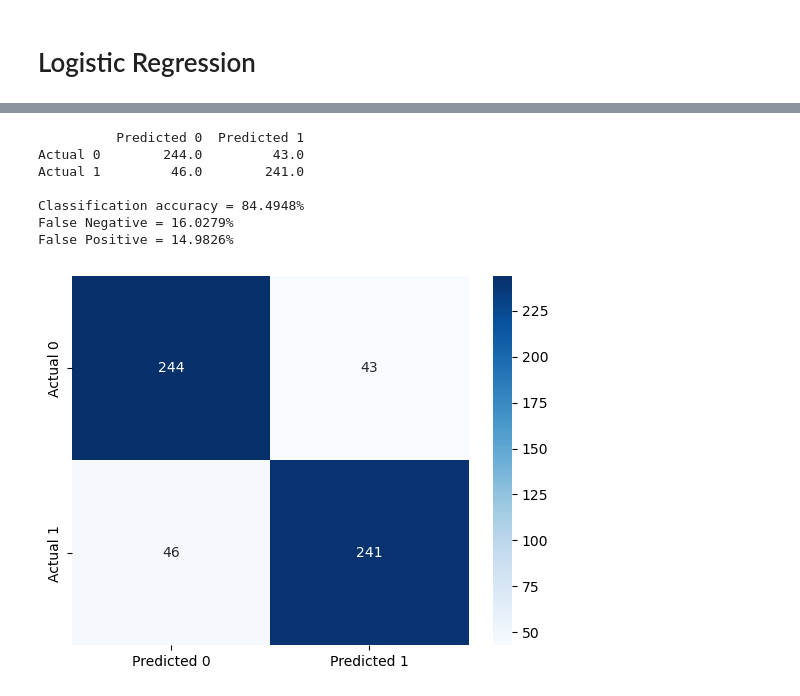
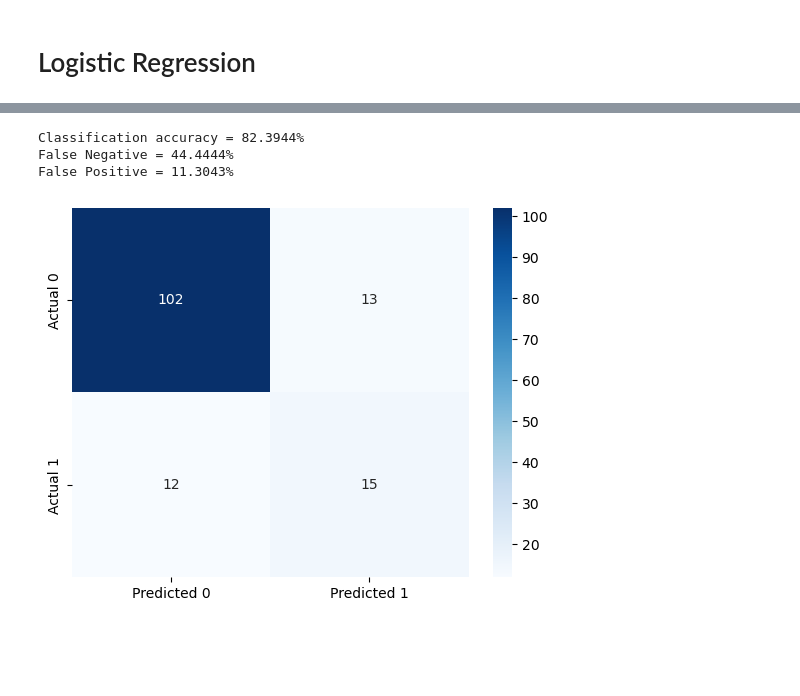
Before and after one commit to ericaez/STAT-303-2-Project, a Jupyter notebook: Project.ipynb, the cells around one changed output, grey strips where cells are left out. Saved outputs shown, nothing was run; the diff lists cells and outputs as text; code cells hidden in the pictures; blank space fills up the shorter version.

```diff
--- a/Project.ipynb
+++ b/Project.ipynb
@@ -332,0 +632,4 @@ False Positive = 57.8397%
+# %%
+#Binning hw_ratio
+binned_hw = pd.qcut(train['hw_ratio'], 7, retbins=True)
+train['hw_binned'] = binned_hw[0]
@@ -332,0 +656,14 @@ False Positive = 57.8397%
+# %%
+#Creating a function to bin age so that it can be applied to both the test and train datasets
+def var_transform(data):
+    binned_BMI = pd.qcut(train['hw_ratio'], 7,retbins=True)
+    bins = binned_BMI[1]
+    data['hw_binned'] = pd.cut(data['hw_ratio'],bins = bins)
+    dum = pd.get_dummies(data.hw_binned,drop_first = True)
+    dum.columns = ['hw_ratio'+str(x) for x in range(1,len(bins)-1)]
+    data = pd.concat([data,dum], axis = 1)
+    return data
+# %%
+#Binning age using the function var_transform()
+train = var_transform(train)
+test = var_transform(test)
@@ -711,5 +1031,5 @@ Index(['PCOS', 'age', 'weight', 'height', 'BMI', 'pulse_rate', 'RR',
 # %%
-model1 = smf.logit("PCOS ~ pregnant*pimples + pregnant + skin_dark +skin_dark*fast_food + pregnant*weight + blood_group_cat*pulse_rate + age + cycle + marriage_years + fast_food + pimples + hair_growth + number_abortions + regular_exercise*fast_food + regular_exercise*cycle + hw_ratio*fast_food + hw_ratio*pimples + BMI*pimples + BMI*regular_exercise + blood_group_cat*age + " + '+'.join(['BMI'+str(x) for x in range(1,6)]), data = data).fit()
-model1.summary()
+final = sm.logit("PCOS ~ cycle + pregnant*pimples + pregnant + skin_dark +skin_dark*fast_food + pregnant*weight + blood_group_cat*pulse_rate + age + cycle + marriage_years + fast_food + pimples + hair_growth + number_abortions + regular_exercise*fast_food + regular_exercise*cycle + hw_ratio*fast_food + hw_ratio*pimples + BMI*pimples + BMI*regular_exercise + blood_group_cat*age", data = train).fit()
+final.summary()
 # %% [output]
 Warning: Maximum number of iterations has been exceeded.
@@ -742,11 +1062,7 @@ Logit Regression Results
 # %%
-confusion_matrix_test(data, data.PCOS, model1, cutoff = 0.5)
+confusion_matrix_test(test, test.PCOS, final, cutoff = 0.5)
 # %% [output]
-          Predicted 0  Predicted 1
-Actual 0        244.0         43.0
-Actual 1         46.0        241.0
-
-Classification accuracy = 84.4948%
-False Negative = 16.0279%
-False Positive = 14.9826%
+Classification accuracy = 82.3944%
+False Negative = 44.4444%
+False Positive = 11.3043%
-[figure, old version]
+[figure, new version]
```
Also changed, not shown: parts of 102 cells of this notebook.
